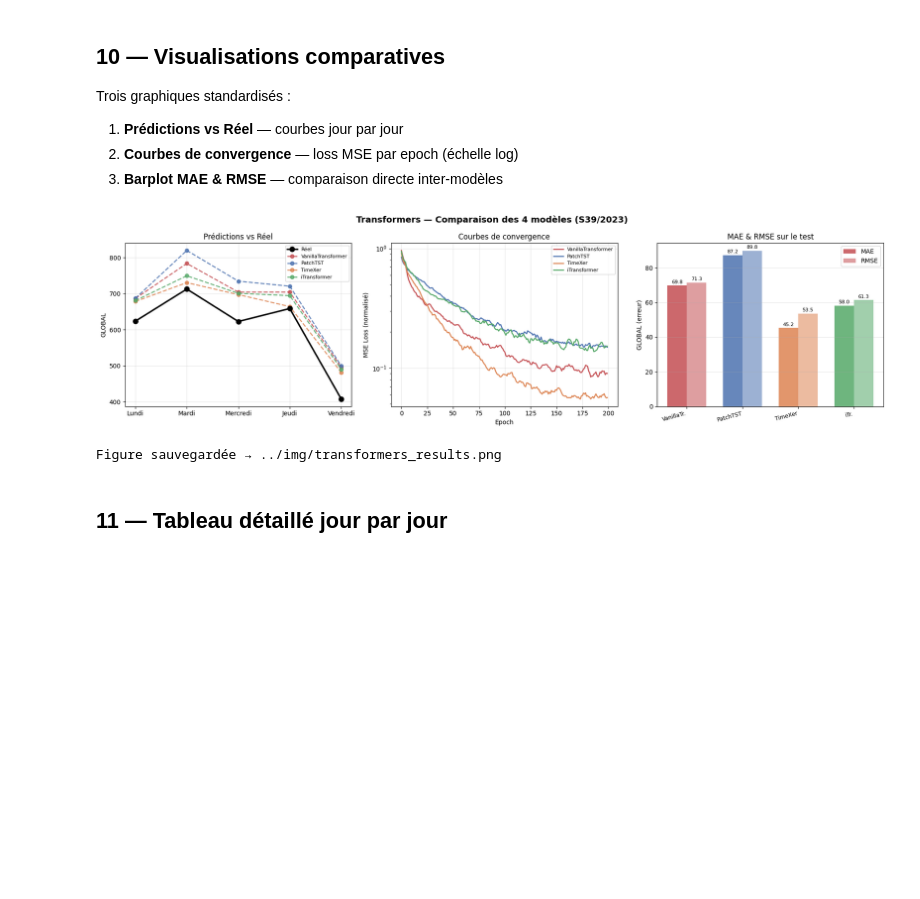
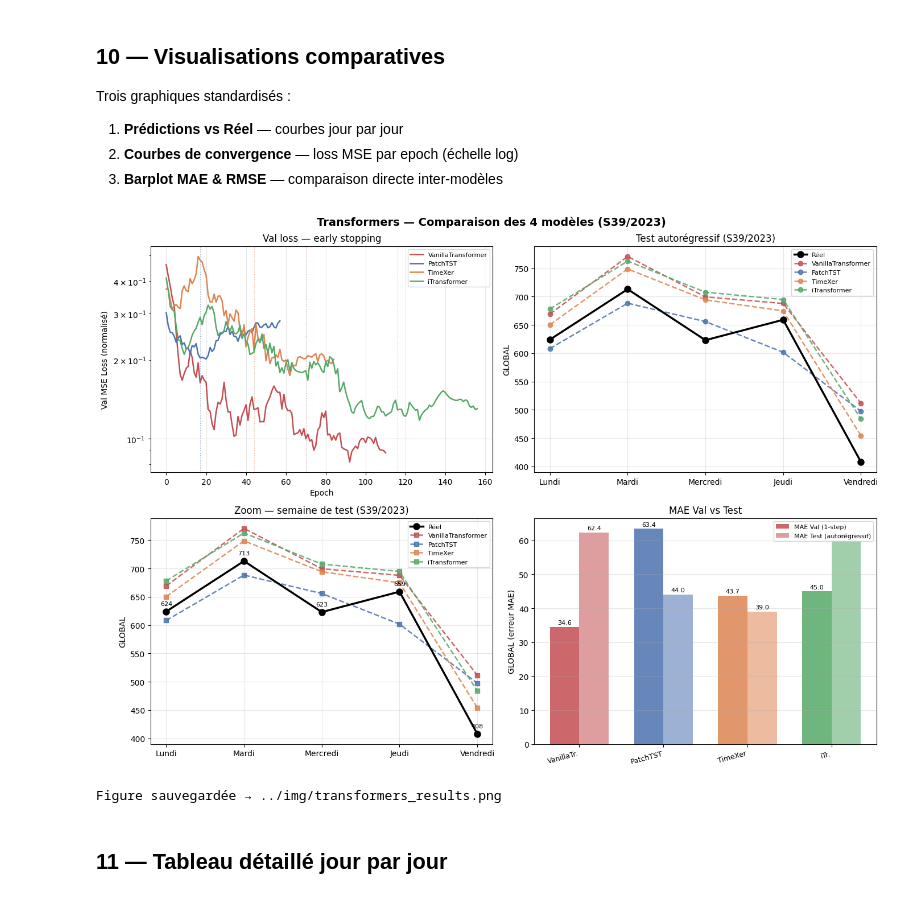
Before and after one commit to dolipran3/ProjetFISA, a Jupyter notebook: models/transformers.ipynb, the cells around one changed output. Cells and saved outputs as stored; diff of their text form; code cells hidden in the pictures; blank space fills up the shorter version.

```diff
--- a/models/transformers.ipynb
+++ b/models/transformers.ipynb
@@ -40,6 +40,7 @@ TARGET_COL = 'GLOBAL'               # série endogène
 
 WINDOW      = 5      # jours de contexte
 N_TEST      = 5      # jours de test
+N_VAL       = 20     # jours de validation (~4 semaines)
 PATCH_SIZE  = 1      # taille d'un patch (WINDOW doit être divisible par PATCH_SIZE)
 
 # Entraînement
@@ -518,13 +584,16 @@ for r in sorted(results, key=lambda x: x['MAE']):
 Format identique aux autres notebooks pour faciliter la comparaison.
 # %%
 for r in results:
-    print(f'╔{"═" * 52}╗')
-    print(f'║  Métriques {r["model"]:<{40}}║')
-    print(f'╠{"═" * 52}╣')
-    print(f'║  MAE   (Erreur absolue moyenne)  : {r["MAE"]:>7.1f} réserv.   ║')
-    print(f'║  MAPE  (Erreur % moyenne)        : {r["MAPE"]:>6.2f}%            ║')
-    print(f'║  RMSE  (Racine erreur quadrat.)  : {r["RMSE"]:>7.1f} réserv.   ║')
-    print(f'║  R²    (Coefficient det.)        : {r["R2"]:>7.4f}             ║')
-    print(f'╚{"═" * 52}╝')
+    W = 56
+    print(f'{"="*W}')
+    print(f'  {r["model"]}')
+    print(f'{"="*W}')
+    print(f'  {"Métrique":<18} {"Val 1-step":>14} {"Test autorégressif":>18}')
+    print(f'  {"-"*W}')
+    print(f'  {"MAE  (venues)":<18} {r["MAE_v"]:>14.1f} {r["MAE"]:>18.1f}')
+    print(f'  {"MAPE (%)":<18} {r["MAPE_v"]:>14.2f} {r["MAPE"]:>18.2f}')
+    print(f'  {"RMSE (venues)":<18} {r["RMSE_v"]:>14.1f} {r["RMSE"]:>18.1f}')
+    print(f'  {"R²":<18} {r["R2_v"]:>14.4f} {r["R2"]:>18.4f}')
+    print(f'{"="*W}')
     print()
 # %% [output]
@@ -553,61 +622,77 @@ Trois graphiques standardisés :
 2. **Courbes de convergence** — loss MSE par epoch (échelle log)
 3. **Barplot MAE & RMSE** — comparaison directe inter-modèles
 # %%
-fig, axes = plt.subplots(1, 3, figsize=(18, 5))
+fig, axes = plt.subplots(2, 2, figsize=(14, 10))
 fig.suptitle(f'Transformers — Comparaison des 4 modèles ({TEST_LABEL})',
              fontsize=14, fontweight='bold')
 
-# ── 1 : Prédictions vs Réel ───────────────────────────────────────────────
-ax = axes[0]
+# ── 1 : Courbes de val loss (early stopping) ─────────────────────────────
+ax = axes[0, 0]
+for name, hist in histories.items():
+    smooth_val = pd.Series(hist['val']).rolling(5, min_periods=1).mean()
+    ax.plot(smooth_val, lw=1.8, color=MODEL_COLORS[name], label=name)
+    best_ep = int(np.argmin(hist['val']))
+    ax.axvline(x=best_ep, color=MODEL_COLORS[name], ls=':', lw=0.8, alpha=0.6)
+ax.set_xlabel('Epoch')
+ax.set_ylabel('Val MSE Loss (normalisé)')
+ax.set_title('Val loss — early stopping')
+ax.legend(fontsize=8)
+ax.set_yscale('log')
+ax.grid(alpha=0.3)
+
+# ── 2 : Prédictions vs Réel (Test) ───────────────────────────────────────
+ax = axes[0, 1]
 ax.plot(range(N_TEST), real_real, 'ko-', lw=2.5, ms=8, label='Réel', zorder=5)
 for r in results:
     ax.plot(range(N_TEST), r['preds'], 'o--', lw=1.8, ms=6,
             color=MODEL_COLORS[r['model']], label=r['model'], alpha=0.85)
 ax.set_xticks(range(N_TEST))
 ax.set_xticklabels(DAY_LABELS)
 ax.set_ylabel(TARGET_COL)
-ax.set_title('Prédictions vs Réel')
+ax.set_title(f'Test autorégressif ({TEST_LABEL})')
 ax.legend(fontsize=8)
 ax.grid(alpha=0.3)
 
-# ── 2 : Courbes de convergence ────────────────────────────────────────────
-ax = axes[1]
-for name, hist in histories.items():
-    smooth = pd.Series(hist).rolling(5, min_periods=1).mean()
-    ax.plot(smooth, lw=1.8, color=MODEL_COLORS[name], label=name)
-ax.set_xlabel('Epoch')
-ax.set_ylabel('MSE Loss (normalisé)')
-ax.set_title('Courbes de convergence')
+# ── 3 : Zoom jour par jour avec annotations ───────────────────────────────
+ax = axes[1, 0]
+ax.plot(DAY_LABELS, real_real, 'ko-', lw=2.5, ms=8, label='Réel', zorder=5)
+for r in results:
+    ax.plot(DAY_LABELS, r['preds'], 's--', lw=1.8, ms=6,
+            color=MODEL_COLORS[r['model']], label=r['model'], alpha=0.85)
+for i, rv in enumerate(real_real):
+    ax.annotate(f'{rv:.0f}', (i, rv), textcoords='offset points', xytext=(0, 8),
+                ha='center', fontsize=8, color='black')
+ax.set_ylabel(TARGET_COL)
+ax.set_title(f'Zoom — semaine de test ({TEST_LABEL})')
 ax.legend(fontsize=8)
-ax.set_yscale('log')
 ax.grid(alpha=0.3)
 
-# ── 3 : Barplot MAE & RMSE ────────────────────────────────────────────────
-ax = axes[2]
-model_names = [r['model'].replace('Transformer', 'Tr.') for r in results]
-maes  = [r['MAE']  for r in results]
-rmses = [r['RMSE'] for r in results]
-x = np.arange(len(model_names))
+# ── 4 : Barplot MAE Test & Val ────────────────────────────────────────────
+ax = axes[1, 1]
+names_short = [r['model'].replace('Transformer', 'Tr.') for r in results]
+maes_test = [r['MAE']   for r in results]
+maes_val  = [r['MAE_v'] for r in results]
+x = np.arange(len(names_short))
 w = 0.35
-b1 = ax.bar(x - w/2, maes,  w, label='MAE',  alpha=0.85,
+b1 = ax.bar(x - w/2, maes_val,  w, label='MAE Val (1-step)',  alpha=0.85,
             color=[MODEL_COLORS[r['model']] for r in results])
-b2 = ax.bar(x + w/2, rmses, w, label='RMSE', alpha=0.55,
+b2 = ax.bar(x + w/2, maes_test, w, label='MAE Test (autorégressif)', alpha=0.55,
             color=[MODEL_COLORS[r['model']] for r in results])
 ax.bar_label(b1, fmt='%.1f', fontsize=8, padding=2)
 ax.bar_label(b2, fmt='%.1f', fontsize=8, padding=2)
 ax.set_xticks(x)
-ax.set_xticklabels(model_names, fontsize=9, rotation=15, ha='right')
-ax.set_ylabel(f'{TARGET_COL} (erreur)')
-ax.set_title('MAE & RMSE sur le test')
-ax.legend()
+ax.set_xticklabels(names_short, fontsize=9, rotation=15, ha='right')
+ax.set_ylabel(f'{TARGET_COL} (erreur MAE)')
+ax.set_title('MAE Val vs Test')
+ax.legend(fontsize=8)
 ax.grid(axis='y', alpha=0.3)
 
 plt.tight_layout()
 plt.savefig(IMG_PATH, dpi=150, bbox_inches='tight')
 plt.show()
 print(f'Figure sauvegardée → {IMG_PATH}')
 # %% [output]
-[figure, old version]
+[figure, new version]
 Figure sauvegardée → ../img/transformers_results.png
 # %% [markdown]
 ## 11 — Tableau détaillé jour par jour
```
Also changed, not shown: parts of 10 cells of this notebook, 21 other files.
